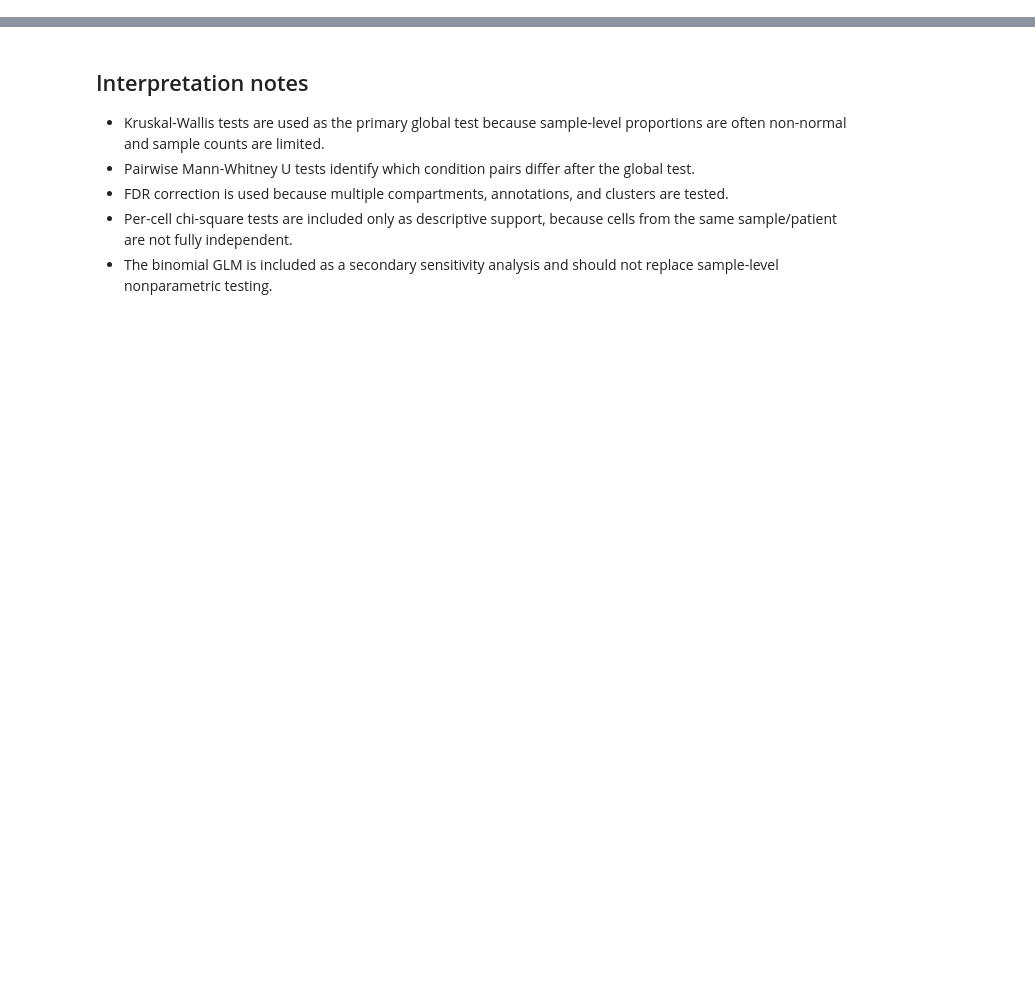
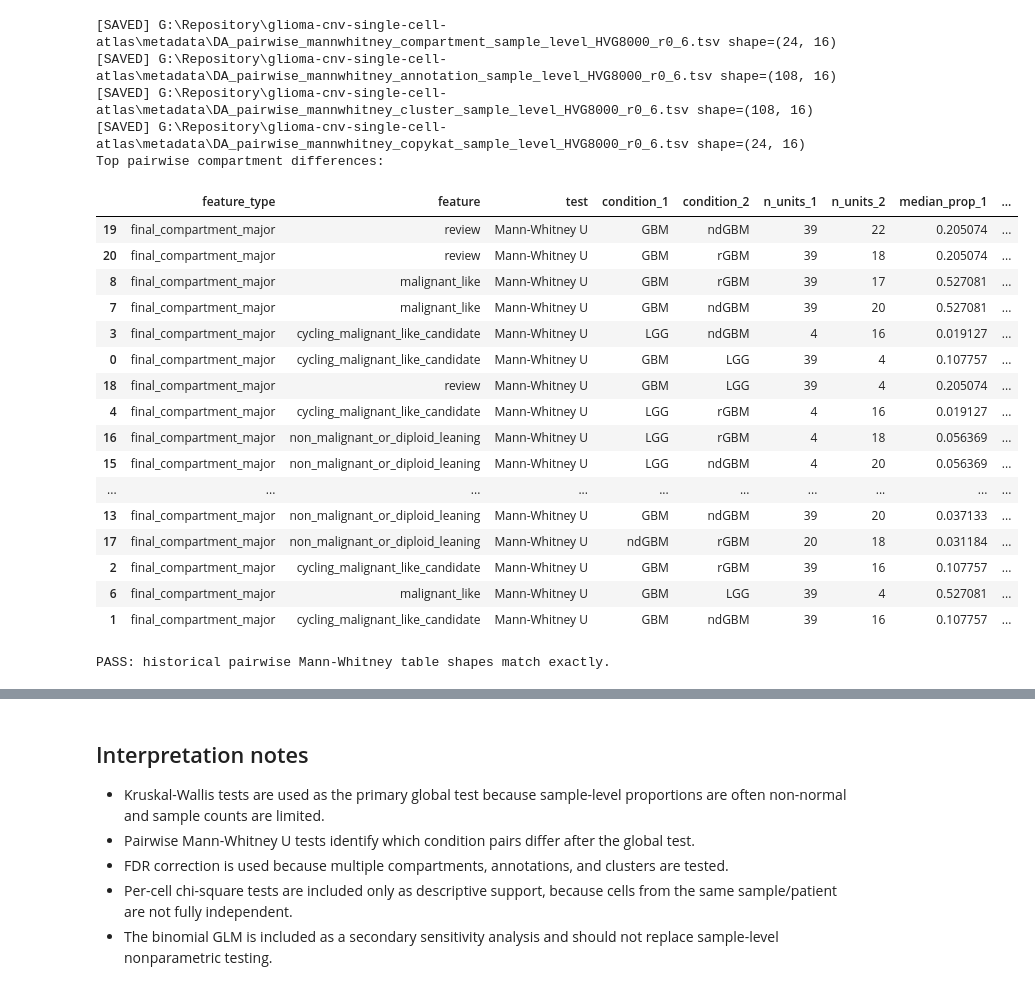
Before and after one commit to CPFeX/glioma-cnv-single-cell-atlas, a Jupyter notebook: code/01_main_analysis/18_differential_abundance.ipynb, the cells around one changed output, grey strips where cells are left out. Cells and saved outputs as stored; diff of their text form; code cells hidden in the pictures; blank space fills up the shorter version.

```diff
--- a/code/01_main_analysis/18_differential_abundance.ipynb
+++ b/code/01_main_analysis/18_differential_abundance.ipynb
@@ -464,25 +1027,73 @@ display(kw_comp.sort_values(["qvalue_fdr_bh", "pvalue"]))
 # %%
 # =========================
 # Pairwise Mann-Whitney tests
 # =========================
 pw_comp = pairwise_mannwhitney_by_feature(sample_comp)
 pw_ann = pairwise_mannwhitney_by_feature(sample_ann)
 pw_cluster = pairwise_mannwhitney_by_feature(sample_cluster)
 pw_copykat = pairwise_mannwhitney_by_feature(sample_copykat) if copykat_col and len(sample_copykat) else pd.DataFrame()
 
 PW_COMP_TSV = METADATA_DIR / f"DA_pairwise_mannwhitney_compartment_sample_level_{RUN_TAG}.tsv"
 PW_ANN_TSV = METADATA_DIR / f"DA_pairwise_mannwhitney_annotation_sample_level_{RUN_TAG}.tsv"
 PW_CLUSTER_TSV = METADATA_DIR / f"DA_pairwise_mannwhitney_cluster_sample_level_{RUN_TAG}.tsv"
 PW_COPYKAT_TSV = METADATA_DIR / f"DA_pairwise_mannwhitney_copykat_sample_level_{RUN_TAG}.tsv"
 
 write_tsv_replace(pw_comp.sort_values(["qvalue_fdr_bh", "pvalue"]), PW_COMP_TSV)
 write_tsv_replace(pw_ann.sort_values(["qvalue_fdr_bh", "pvalue"]), PW_ANN_TSV)
 write_tsv_replace(pw_cluster.sort_values(["qvalue_fdr_bh", "pvalue"]), PW_CLUSTER_TSV)
 if copykat_col and len(pw_copykat):
     write_tsv_replace(pw_copykat.sort_values(["qvalue_fdr_bh", "pvalue"]), PW_COPYKAT_TSV)
 
 print("Top pairwise compartment differences:")
 display(pw_comp.sort_values(["qvalue_fdr_bh", "pvalue"]).head(20))
+
+EXPECTED_PAIRWISE_SHAPES = {
+    "compartment": (24, 16),
+    "annotation": (108, 16),
+    "cluster": (108, 16),
+    "copykat": (24, 16),
+}
+
+observed_pairwise_shapes = {
+    "compartment": pw_comp.shape,
+    "annotation": pw_ann.shape,
+    "cluster": pw_cluster.shape,
+    "copykat": pw_copykat.shape,
+}
+
+if observed_pairwise_shapes != EXPECTED_PAIRWISE_SHAPES:
+    raise RuntimeError(
+        "Historical pairwise Mann-Whitney table checkpoint failed. "
+        f"Observed: {observed_pairwise_shapes}"
+    )
+
+print(
+    "PASS: historical pairwise Mann-Whitney table shapes match exactly."
+)
+# %% [output]
+[SAVED] G:\Repository\glioma-cnv-single-cell-atlas\metadata\DA_pairwise_mannwhitney_compartment_sample_level_HVG8000_r0_6.tsv shape=(24, 16)
+[SAVED] G:\Repository\glioma-cnv-single-cell-atlas\metadata\DA_pairwise_mannwhitney_annotation_sample_level_HVG8000_r0_6.tsv shape=(108, 16)
+[SAVED] G:\Repository\glioma-cnv-single-cell-atlas\metadata\DA_pairwise_mannwhitney_cluster_sample_level_HVG8000_r0_6.tsv shape=(108, 16)
+[SAVED] G:\Repository\glioma-cnv-single-cell-atlas\metadata\DA_pairwise_mannwhitney_copykat_sample_level_HVG8000_r0_6.tsv shape=(24, 16)
+Top pairwise compartment differences:
+|  | feature_type | feature | test | condition_1 | condition_2 | n_units_1 | n_units_2 | median_prop_1 | ... |
+| 19 | final_compartment_major | review | Mann-Whitney U | GBM | ndGBM | 39 | 22 | 0.205074 | ... |
+| 20 | final_compartment_major | review | Mann-Whitney U | GBM | rGBM | 39 | 18 | 0.205074 | ... |
+| 8 | final_compartment_major | malignant_like | Mann-Whitney U | GBM | rGBM | 39 | 17 | 0.527081 | ... |
+| 7 | final_compartment_major | malignant_like | Mann-Whitney U | GBM | ndGBM | 39 | 20 | 0.527081 | ... |
+| 3 | final_compartment_major | cycling_malignant_like_candidate | Mann-Whitney U | LGG | ndGBM | 4 | 16 | 0.019127 | ... |
+| 0 | final_compartment_major | cycling_malignant_like_candidate | Mann-Whitney U | GBM | LGG | 39 | 4 | 0.107757 | ... |
+| 18 | final_compartment_major | review | Mann-Whitney U | GBM | LGG | 39 | 4 | 0.205074 | ... |
+| 4 | final_compartment_major | cycling_malignant_like_candidate | Mann-Whitney U | LGG | rGBM | 4 | 16 | 0.019127 | ... |
+| 16 | final_compartment_major | non_malignant_or_diploid_leaning | Mann-Whitney U | LGG | rGBM | 4 | 18 | 0.056369 | ... |
+| 15 | final_compartment_major | non_malignant_or_diploid_leaning | Mann-Whitney U | LGG | ndGBM | 4 | 20 | 0.056369 | ... |
+| ... | ... | ... | ... | ... | ... | ... | ... | ... | ... |
+| 13 | final_compartment_major | non_malignant_or_diploid_leaning | Mann-Whitney U | GBM | ndGBM | 39 | 20 | 0.037133 | ... |
+| 17 | final_compartment_major | non_malignant_or_diploid_leaning | Mann-Whitney U | ndGBM | rGBM | 20 | 18 | 0.031184 | ... |
+| 2 | final_compartment_major | cycling_malignant_like_candidate | Mann-Whitney U | GBM | rGBM | 39 | 16 | 0.107757 | ... |
+| 6 | final_compartment_major | malignant_like | Mann-Whitney U | GBM | LGG | 39 | 4 | 0.527081 | ... |
+| 1 | final_compartment_major | cycling_malignant_like_candidate | Mann-Whitney U | GBM | ndGBM | 39 | 16 | 0.107757 | ... |
+PASS: historical pairwise Mann-Whitney table shapes match exactly.
 # %%
 # =========================
 # Secondary binomial GLM sensitivity analysis
```
Also changed, not shown: parts of 17 cells of this notebook, 27 other files.
